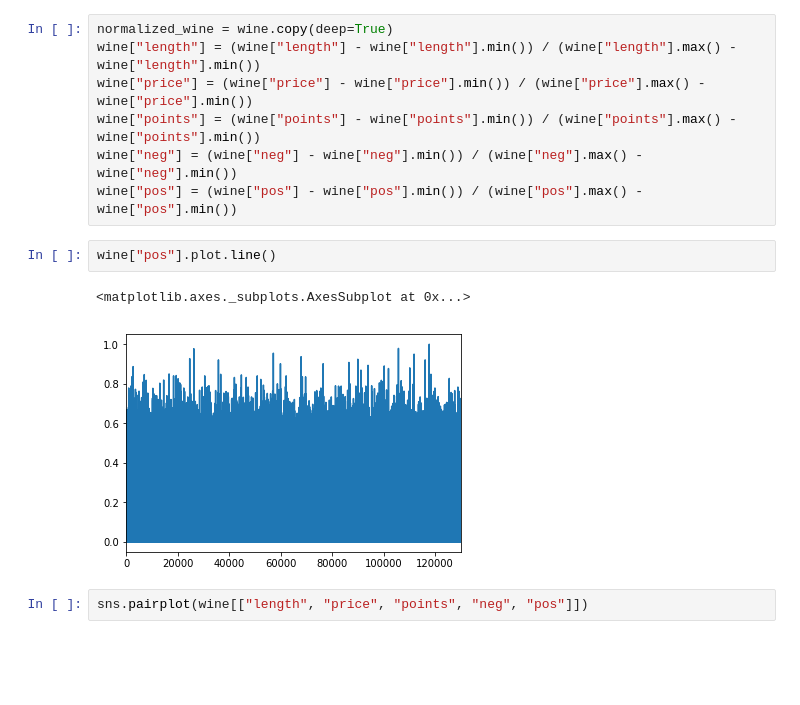
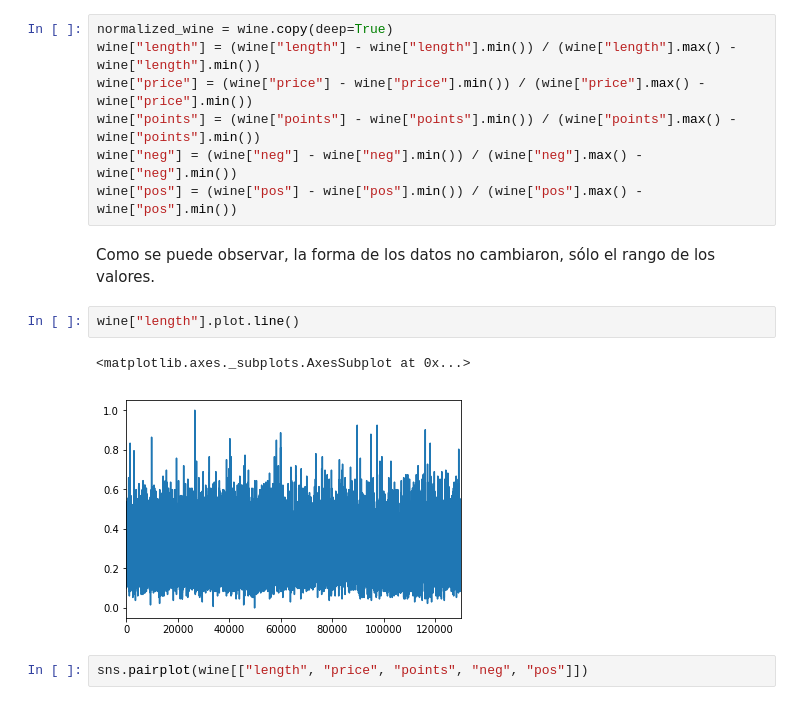
Before and after one commit to fornesarturo/data-science, a Jupyter notebook: First_Partial/Part_2.ipynb, the cells around one changed output. Drawn from its saved outputs; the diff is of its cells as text; blank space fills up the shorter version.

```diff
--- a/First_Partial/Part_2.ipynb
+++ b/First_Partial/Part_2.ipynb
@@ -66,11 +106,13 @@ wine["price"] = (wine["price"] - wine["price"].min()) / (wine["price"].max() - w
 wine["points"] = (wine["points"] - wine["points"].min()) / (wine["points"].max() - wine["points"].min())
 wine["neg"] = (wine["neg"] - wine["neg"].min()) / (wine["neg"].max() - wine["neg"].min())
 wine["pos"] = (wine["pos"] - wine["pos"].min()) / (wine["pos"].max() - wine["pos"].min())
+# %% [markdown]
+Como se puede observar, la forma de los datos no cambiaron, sólo el rango de los valores.
 # %%
-wine["pos"].plot.line()
+wine["length"].plot.line()
 # %% [output]
 <matplotlib.axes._subplots.AxesSubplot at 0x...>
-[figure, old version]
+[figure, new version]
 # %%
 sns.pairplot(wine[["length", "price", "points", "neg", "pos"]])
 # %% [output]
```
Also changed, not shown: parts of 44 cells of this notebook, 27 other files.
